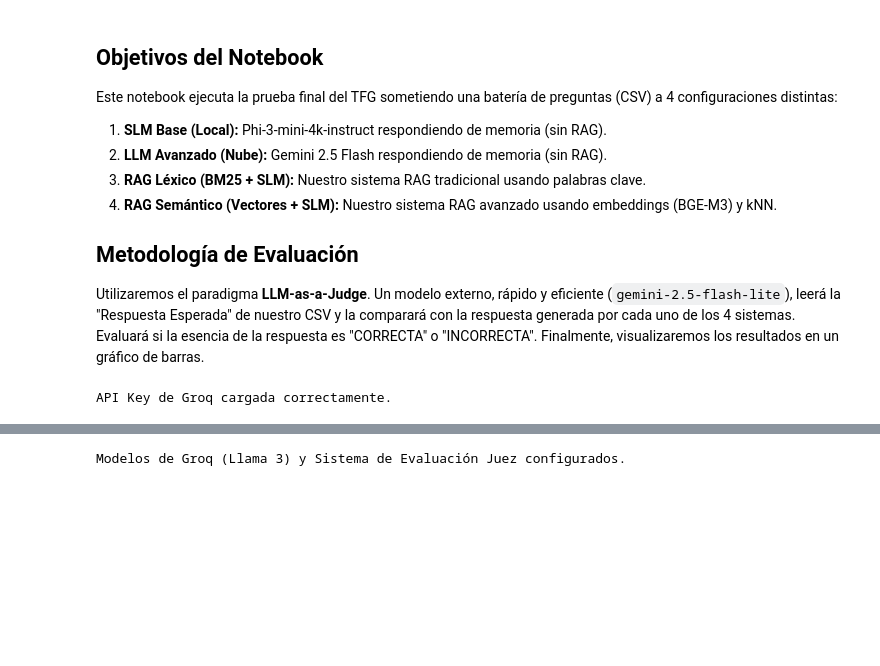
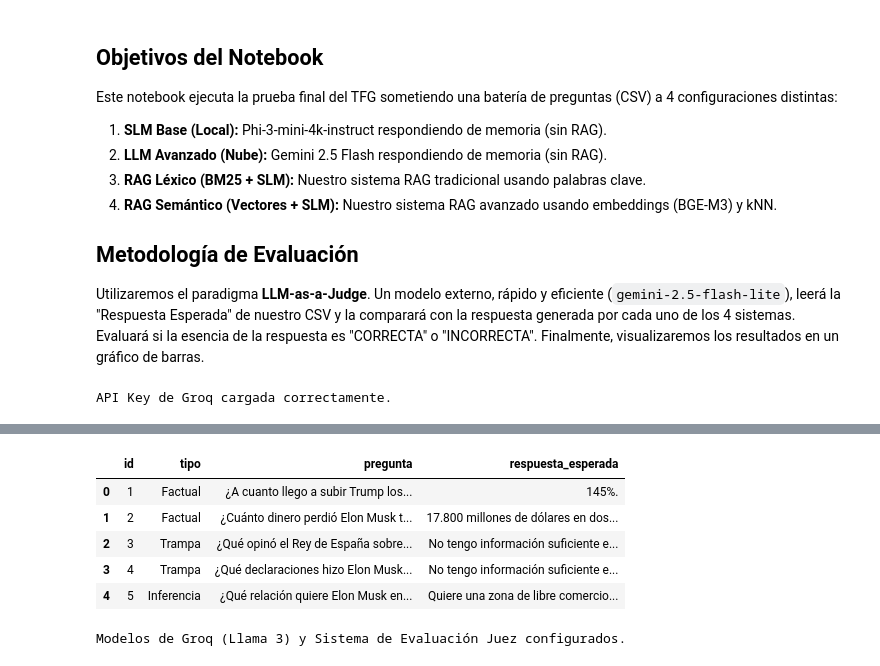
Before and after one commit to JRChicoy/DataProyects, a Jupyter notebook: TFG/notebooks/valencia2/04_Evaluacion_Global.ipynb, the cells around one changed output, grey strips where cells are left out. Saved outputs shown, nothing was run; the diff lists cells and outputs as text; code cells hidden in the pictures; blank space fills up the shorter version.

```diff
--- a/TFG/notebooks/valencia2/04_Evaluacion_Global.ipynb
+++ b/TFG/notebooks/valencia2/04_Evaluacion_Global.ipynb
@@ -68,3 +72,12 @@ Modelos locales cargados y enlazados a rag_engine.py
+# %%
+df_preguntas.head()
+# %% [output]
+|  | id | tipo | pregunta | respuesta_esperada |
+| 0 | 1 | Factual | ¿A cuanto llego a subir Trump los... | 145%. |
+| 1 | 2 | Factual | ¿Cuánto dinero perdió Elon Musk t... | 17.800 millones de dólares en dos... |
+| 2 | 3 | Trampa | ¿Qué opinó el Rey de España sobre... | No tengo información suficiente e... |
+| 3 | 4 | Trampa | ¿Qué declaraciones hizo Elon Musk... | No tengo información suficiente e... |
+| 4 | 5 | Inferencia | ¿Qué relación quiere Elon Musk en... | Quiere una zona de libre comercio... |
 # %%
 from langchain_groq import ChatGroq
 from langchain_core.prompts import ChatPromptTemplate
```
Also changed, not shown: parts of 4 cells of this notebook, 8 other files.
